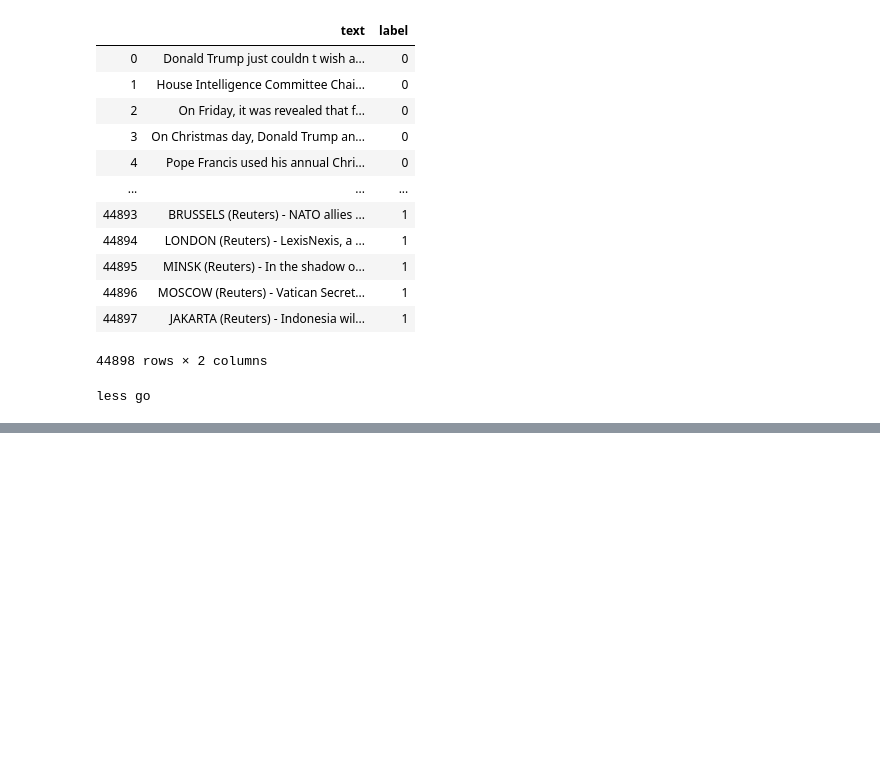
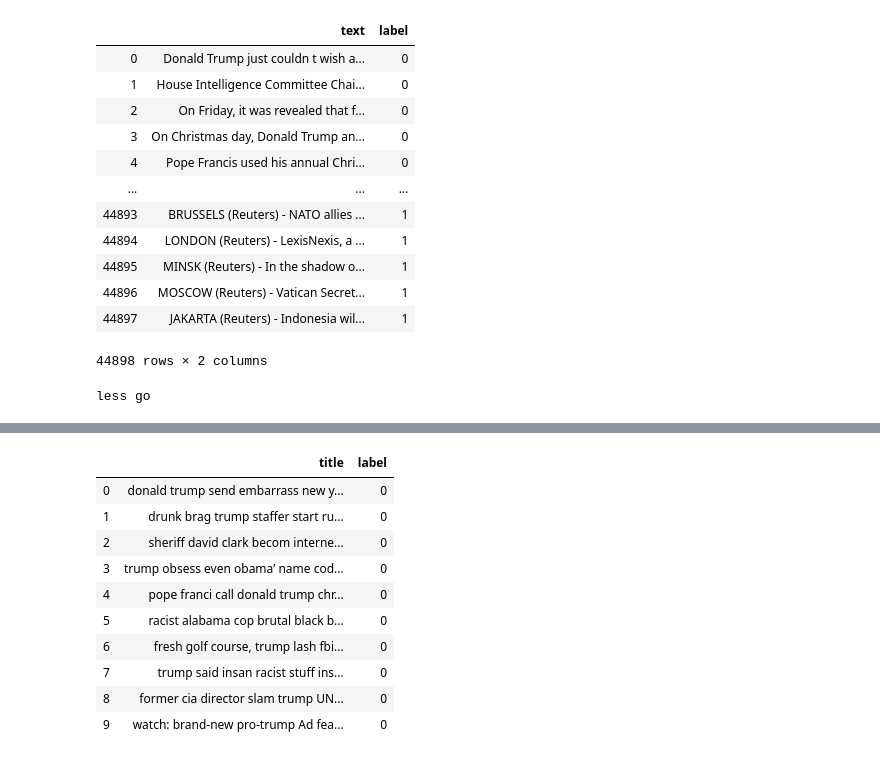
Before and after one commit to SamratRode/Fake-news-detection-using-BERT-and-hybrid-model, a Jupyter notebook: Fake news.ipynb, the cells around one changed output, grey strips where cells are left out. Drawn from its saved outputs; the diff is of its cells as text; code cells hidden in the pictures; blank space fills up the shorter version.

```diff
--- a/Fake news.ipynb
+++ b/Fake news.ipynb
@@ -240,0 +331,17 @@ less go
+# %%
+
+data_title_label.title = data_title_label.title.apply(stem_text)
+# %%
+data_title_label.head(10)
+# %% [output]
+|  | title | label |
+| 0 | donald trump send embarrass new y... | 0 |
+| 1 | drunk brag trump staffer start ru... | 0 |
+| 2 | sheriff david clark becom interne... | 0 |
+| 3 | trump obsess even obama’ name cod... | 0 |
+| 4 | pope franci call donald trump chr... | 0 |
+| 5 | racist alabama cop brutal black b... | 0 |
+| 6 | fresh golf course, trump lash fbi... | 0 |
+| 7 | trump said insan racist stuff ins... | 0 |
+| 8 | former cia director slam trump UN... | 0 |
+| 9 | watch: brand-new pro-trump Ad fea... | 0 |
```
Also changed, not shown: parts of 12 cells of this notebook.
